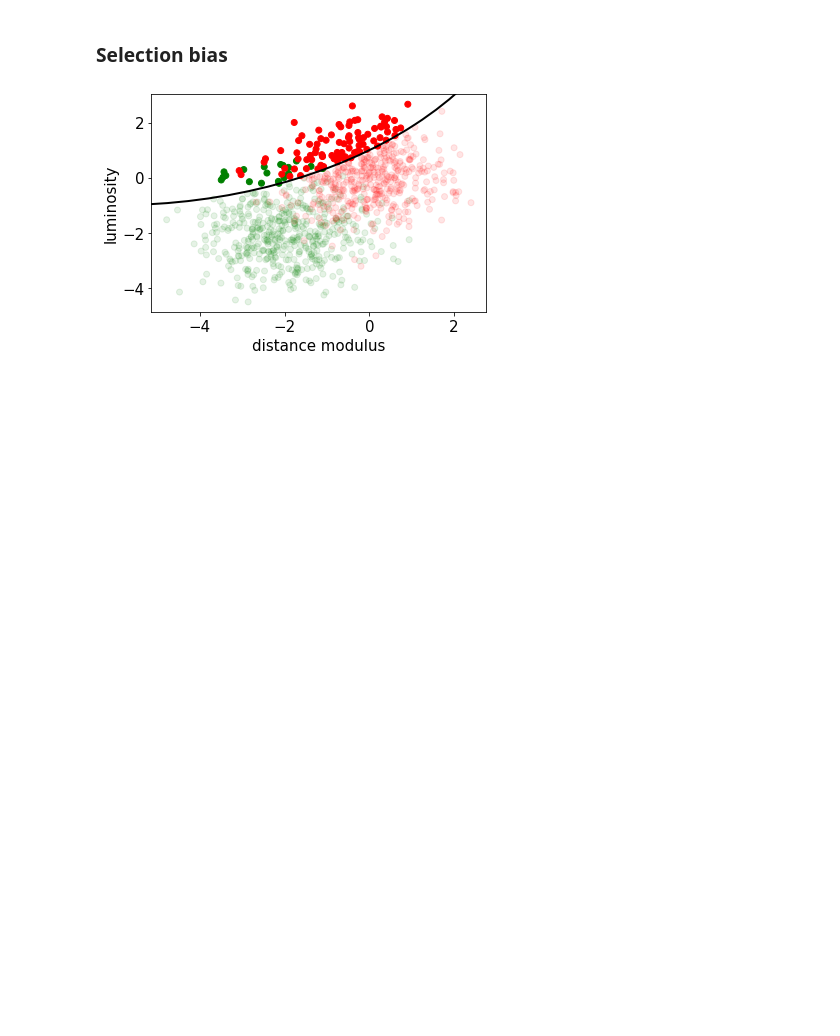
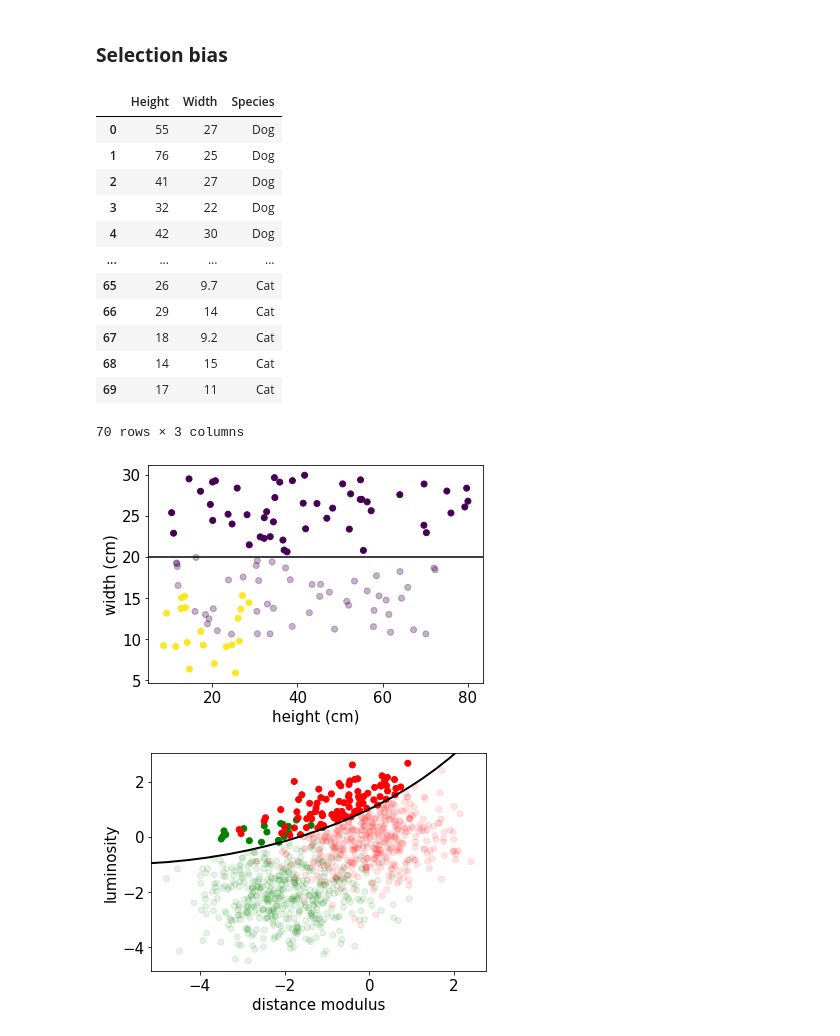
Before and after one commit to tomasplsek/AstroML, a Jupyter notebook: 02_decision_tree.ipynb, the cells around one changed output. Saved outputs shown, nothing was run; the diff lists cells and outputs as text; code cells hidden in the pictures; blank space fills up the shorter version.

```diff
--- a/02_decision_tree.ipynb
+++ b/02_decision_tree.ipynb
@@ -143,31 +143,46 @@ plt.ylabel("width (cm)");
 # %%
 from matplotlib.colors import Normalize
 
 Ndog, Ncat = 50, 20
 
 height = np.hstack((np.random.uniform(10, 80, size=Ndog),
                     np.random.uniform(5, 30, size=Ncat)))
 
 width = np.hstack((np.random.uniform(20, 30, size=Ndog),
                     np.random.uniform(5, 16, size=Ncat)))
 
 y = Ndog*["Dog"] + Ncat*["Cat"]
 labels = Ndog*[0] + Ncat*[1]
 
 height_missed = np.random.uniform(10, 80, size=Ndog)
 
 width_missed = np.random.uniform(10, 20, size=Ndog)
 
 labels_missed = Ndog*[0]
 
 plt.scatter(height, width, c=labels)
 plt.scatter(height_missed, width_missed, c=labels_missed, alpha=0.3, norm=Normalize(0,1))
-plt.axhline(20)
+plt.axhline(20, color="k")
 plt.xlabel("height (cm)")
 plt.ylabel("width (cm)")
 
 pd.options.display.float_format = "{:,.2g}".format
 pd.DataFrame({"Height" : height, "Width" : width, "Species" : y})
+# %% [output]
+|  | Height | Width | Species |
+| 0 | 55 | 27 | Dog |
+| 1 | 76 | 25 | Dog |
+| 2 | 41 | 27 | Dog |
+| 3 | 32 | 22 | Dog |
+| 4 | 42 | 30 | Dog |
+| ... | ... | ... | ... |
+| 65 | 26 | 9.7 | Cat |
+| 66 | 29 | 14 | Cat |
+| 67 | 18 | 9.2 | Cat |
+| 68 | 14 | 15 | Cat |
+| 69 | 17 | 11 | Cat |
+70 rows × 3 columns
+[figure, added]
 # %%
 # generate data
 dist1 = np.random.multivariate_normal([-2, -2], [[1, 0], [0, 1]], size=500)
```
Also changed, not shown: parts of 4 cells of this notebook.
